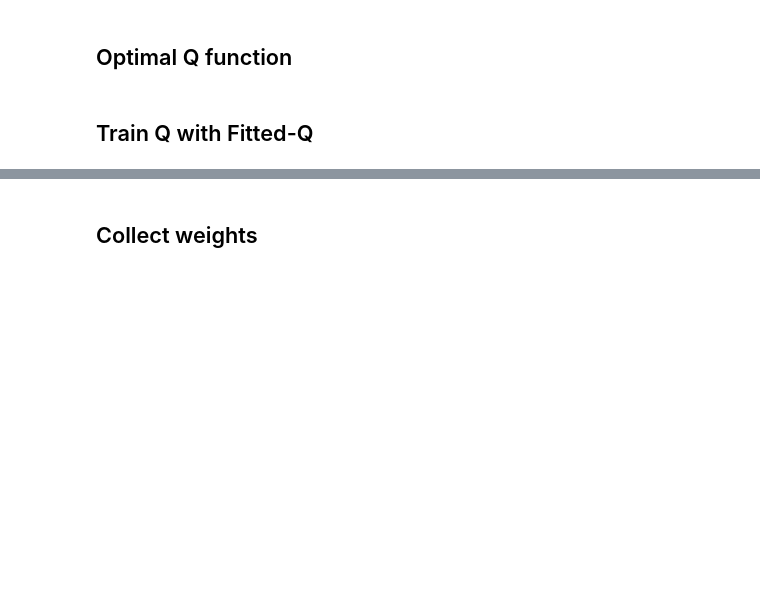
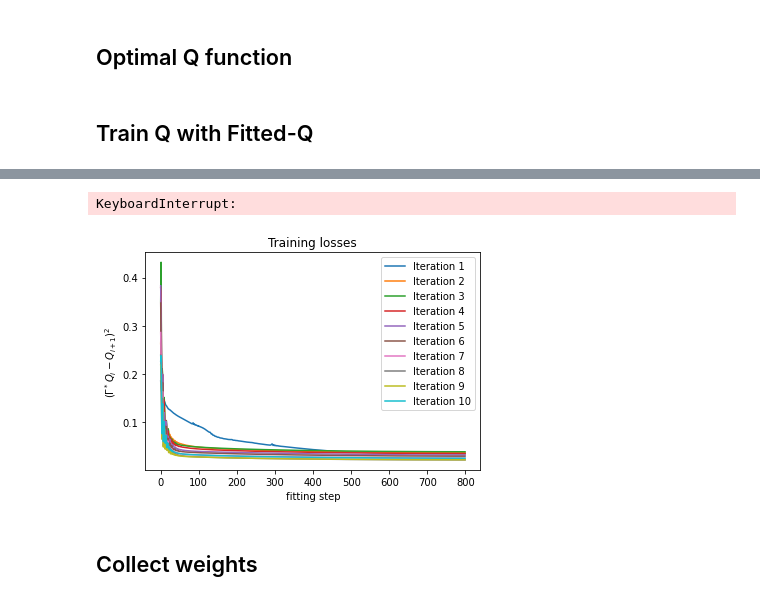
Before and after one commit to theovincent/PBO, a Jupyter notebook: pbo_car_on_hill.ipynb, the cells around one changed output, grey strips where cells are left out. Drawn from its saved outputs; the diff is of its cells as text; code cells hidden in the pictures; blank space fills up the shorter version.

```diff
--- a/pbo_car_on_hill.ipynb
+++ b/pbo_car_on_hill.ipynb
@@ -148,27 +167,0 @@ for bellman_iteration in tqdm(range(max_bellman_iterations)):
-# %%
-from tqdm.notebook import tqdm
-
-from pbo.sample_collection.dataloader import SampleDataLoader
-from pbo.networks.learnable_pbo import TabularPBO
-
-
-data_loader_samples = SampleDataLoader(replay_buffer, batch_size_samples, shuffle_key)
-
-pbo_optimal = TabularPBO(q, max_bellman_iterations, add_infinity, pbo_network_key, learning_rate, n_actions)
-pbo_optimal.params["TabularPBONet/linear"]["w"] = gamma * env.transition_proba.T
-pbo_optimal.params["TabularPBONet/linear"]["b"] = env.PR.T
-
-training_losses_optimal = np.zeros(max_bellman_iterations_validation)
-validation_losses_optimal = np.zeros(max_bellman_iterations_validation)
-absording_probabilities_optimal = np.zeros((max_bellman_iterations_validation, horizon))
-
-batch_iterated_weights = validation_initial_weight.reshape((1, -1))
-for bellman_iteration in range(max_bellman_iterations_validation):
-    q_i = q.discretize(batch_iterated_weights, states, actions)[0]
-    batch_iterated_weights = pbo_optimal(pbo_optimal.params, batch_iterated_weights)
-    q_i_plus_1 = q.discretize(batch_iterated_weights, states, actions)[0]
-    policy_q = q_i_plus_1.argmax(axis=1)
-
-    training_losses_optimal[bellman_iteration] = jnp.abs(env.apply_bellman_operator(q_i) - q_i_plus_1).mean()
-    validation_losses_optimal[bellman_iteration] = jnp.abs(optimal_q - q_i_plus_1).mean()
-    absording_probabilities_optimal[bellman_iteration] = env.absorbing_probability(policy_q, horizon)
@@ -175,3 +209,20 @@ for bellman_iteration in range(max_bellman_iterations_validation):
+# %%
+env.optimal_v(jnp.array([-0.5, 0]), 50)
+# %% [output]
+KeyboardInterrupt:
+# %%
+import matplotlib.pyplot as plt
+
+for bellman_iteration in range(max_bellman_iterations):
+    plt.plot(l2_losses[bellman_iteration], label=f"Iteration {bellman_iteration + 1}")
+
+plt.legend()
+plt.xlabel("fitting step")
+plt.ylabel(r"$(\Gamma^*Q_i - Q_{i +  1})^2$")
+plt.title("Training losses")
+plt.show()
+# %% [output]
+[figure, added]
 # %% [markdown]
 ## Collect weights
 # %%
```
Also changed, not shown: parts of 11 cells of this notebook, 6 other files.
